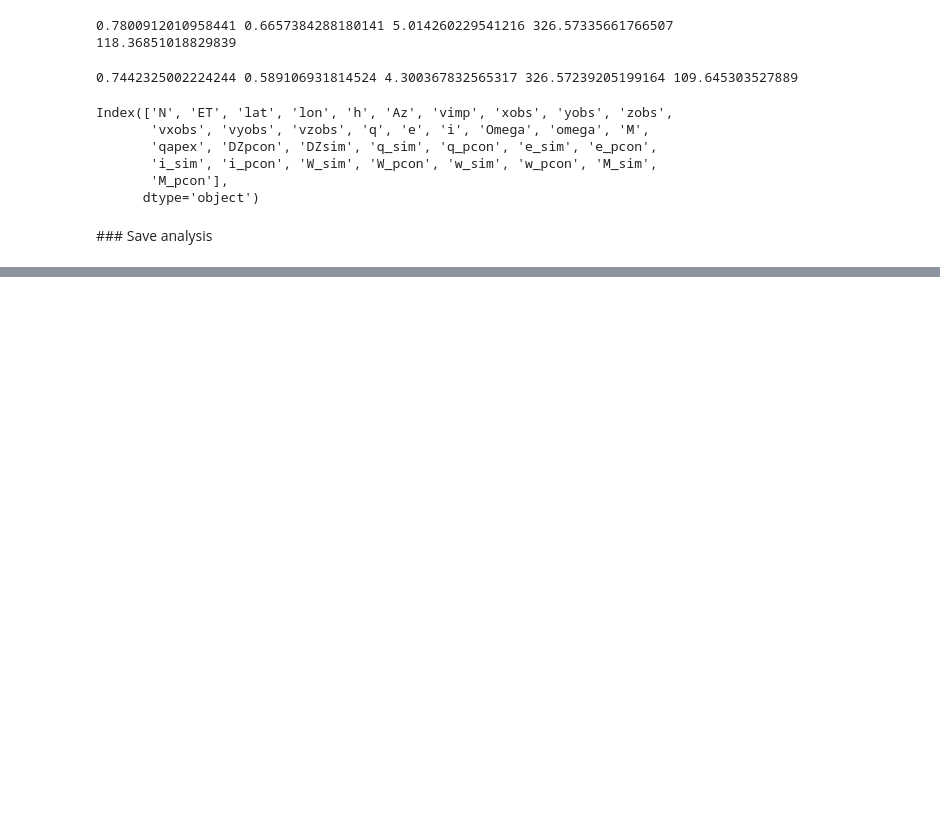
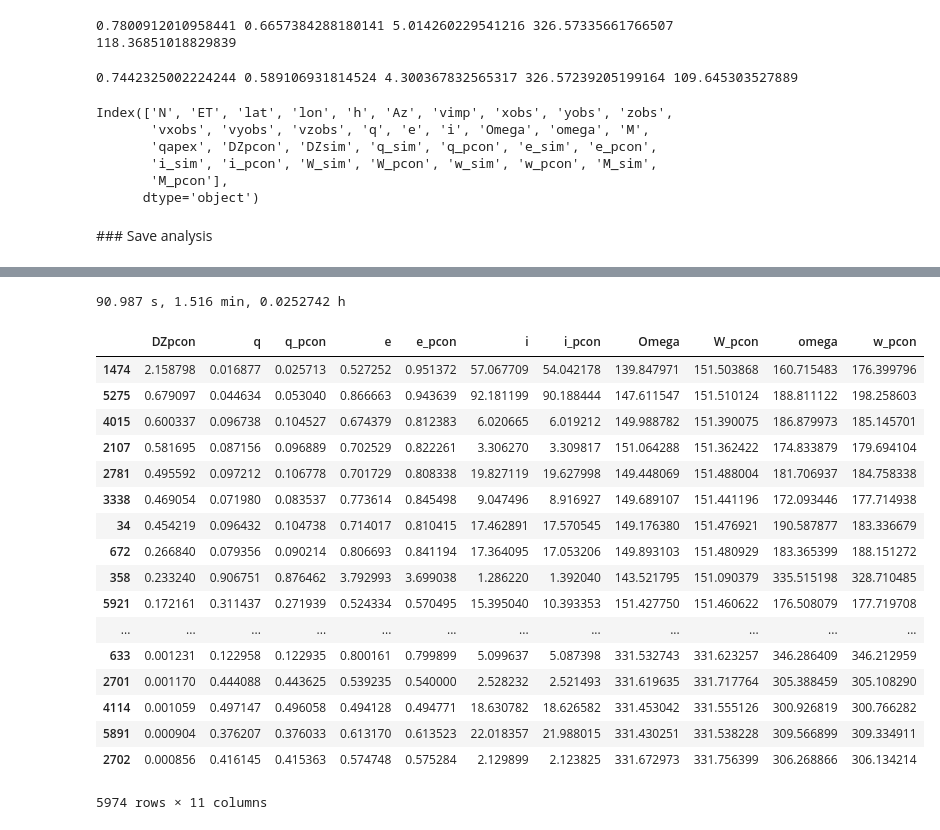
Before and after one commit to seap-udea/GRT, a Jupyter notebook: GRT-Development.ipynb, the cells around one changed output, grey strips where cells are left out. Drawn from its saved outputs; the diff is of its cells as text; code cells hidden in the pictures; blank space fills up the shorter version.

```diff
--- a/GRT-Development.ipynb
+++ b/GRT-Development.ipynb
@@ -910,3 +916,5 @@ data[["DZpcon","DZsim","e","e_sim","e_pcon"]].describe()
+# %%
+highDz=sdata[sdata["DZpcon"]>0.05].index.tolist()
 # %%
 data.sort_values(by="DZpcon",ascending=False)[["DZpcon",
                                                "q","q_pcon","e","e_pcon","i","i_pcon",
@@ -1217,3 +1301,7 @@ adata.sort_values(by="DZpcon",ascending=False)[comparison].head(50)
 | 54 | 0.601072 | 0.095053 | 0.085140 | 0.969243 | 0.840627 | 3.551379 | 3.588621 | 54.746345 | 55.384125 | 175.982282 | 178.750634 |
 | 4015 | 0.600337 | 0.096738 | 0.104527 | 0.674379 | 0.812383 | 6.020665 | 6.019212 | 149.988782 | 151.390075 | 186.879973 | 185.145701 |
 | 654 | 0.600282 | 0.102149 | 0.093865 | 0.953723 | 0.825640 | 41.771018 | 41.914087 | 48.218148 | 50.450289 | 183.128709 | 179.926943 |
+# %%
+RSOI=0.9431*AU*(MUEARTH/MUSUN)**(2./5)
+RHILL=AU*(MUEARTH/(3*MUSUN))**(1./3)
+RSOI,RHILL
@@ -1219,0 +1343,5 @@ adata.sort_values(by="DZpcon",ascending=False)[comparison].head(50)
+# %%
+fname=tar.getnames()[50]
+edata=np.loadtxt(tar.extractfile(fname))
+columns=["N","ET","lat","lon","h","Az","vimp","xobs","yobs","zobs","vxobs","vyobs","vzobs","q","e","i","Omega","omega","M","qapex"]
+edata=pd.DataFrame(edata,columns=columns)
@@ -1219,0 +1427,52 @@ adata.sort_values(by="DZpcon",ascending=False)[comparison].head(50)
+# %%
+from tqdm import tqdm
+elTime(verbose=False)
+edata["DZpcon"]=0
+edata["DZsim"]=0
+sim_elements=["q_sim","e_sim","i_sim","W_sim","w_sim","M_sim"]
+pcon_elements=["q_pcon","e_pcon","i_pcon","W_pcon","w_pcon","M_pcon"]
+for i,element in enumerate(sim_elements):
+    edata[element]=0
+    edata[pcon_elements[i]]=0
+#for index in tqdm(edata.index):
+#for index in edata.index:
+for index in edata.index:
+    event=edata.loc[index]
+    E_num=event[["q","e","i","Omega","omega","M"]].values
+    E_num[2:]*=DEG
+    E_sim,E_pcon=rayOscelt(event["lon"],event["lat"],80.0,event["Az"],event["h"],-event["vimp"],event["ET"],
+                           rSoI=2*RHILL)
+    for E in E_sim,E_pcon:E[0]/=AU;
+    edata[pcon_elements[i]]=0
+    edata.loc[index,"DZpcon"]=zappalaDistance(E_num,E_pcon)
+    edata.loc[index,"DZsim"]=zappalaDistance(E_num,E_sim)
+    E_sim[2:]*=RAD
+    E_pcon[2:]*=RAD
+    for i,element in enumerate(sim_elements):
+        edata.loc[index,element]=E_sim[i]
+        edata.loc[index,pcon_elements[i]]=E_pcon[i]
+    #print(f"Patched conics: {DZpcon:g}, Simple approximation: {DZsim:g}")
+elTime()
+# %% [output]
+90.987 s, 1.516 min, 0.0252742 h
+# %%
+edata[comparison].sort_values(by="DZpcon",ascending=False)
+# %% [output]
+|  | DZpcon | q | q_pcon | e | e_pcon | i | i_pcon | Omega | W_pcon | omega | w_pcon |
+| 1474 | 2.158798 | 0.016877 | 0.025713 | 0.527252 | 0.951372 | 57.067709 | 54.042178 | 139.847971 | 151.503868 | 160.715483 | 176.399796 |
+| 5275 | 0.679097 | 0.044634 | 0.053040 | 0.866663 | 0.943639 | 92.181199 | 90.188444 | 147.611547 | 151.510124 | 188.811122 | 198.258603 |
+| 4015 | 0.600337 | 0.096738 | 0.104527 | 0.674379 | 0.812383 | 6.020665 | 6.019212 | 149.988782 | 151.390075 | 186.879973 | 185.145701 |
+| 2107 | 0.581695 | 0.087156 | 0.096889 | 0.702529 | 0.822261 | 3.306270 | 3.309817 | 151.064288 | 151.362422 | 174.833879 | 179.694104 |
+| 2781 | 0.495592 | 0.097212 | 0.106778 | 0.701729 | 0.808338 | 19.827119 | 19.627998 | 149.448069 | 151.488004 | 181.706937 | 184.758338 |
+| 3338 | 0.469054 | 0.071980 | 0.083537 | 0.773614 | 0.845498 | 9.047496 | 8.916927 | 149.689107 | 151.441196 | 172.093446 | 177.714938 |
+| 34 | 0.454219 | 0.096432 | 0.104738 | 0.714017 | 0.810415 | 17.462891 | 17.570545 | 149.176380 | 151.476921 | 190.587877 | 183.336679 |
+| 672 | 0.266840 | 0.079356 | 0.090214 | 0.806693 | 0.841194 | 17.364095 | 17.053206 | 149.893103 | 151.480929 | 183.365399 | 188.151272 |
+| 358 | 0.233240 | 0.906751 | 0.876462 | 3.792993 | 3.699038 | 1.286220 | 1.392040 | 143.521795 | 151.090379 | 335.515198 | 328.710485 |
+| 5921 | 0.172161 | 0.311437 | 0.271939 | 0.524334 | 0.570495 | 15.395040 | 10.393353 | 151.427750 | 151.460622 | 176.508079 | 177.719708 |
+| ... | ... | ... | ... | ... | ... | ... | ... | ... | ... | ... | ... |
+| 633 | 0.001231 | 0.122958 | 0.122935 | 0.800161 | 0.799899 | 5.099637 | 5.087398 | 331.532743 | 331.623257 | 346.286409 | 346.212959 |
+| 2701 | 0.001170 | 0.444088 | 0.443625 | 0.539235 | 0.540000 | 2.528232 | 2.521493 | 331.619635 | 331.717764 | 305.388459 | 305.108290 |
+| 4114 | 0.001059 | 0.497147 | 0.496058 | 0.494128 | 0.494771 | 18.630782 | 18.626582 | 331.453042 | 331.555126 | 300.926819 | 300.766282 |
+| 5891 | 0.000904 | 0.376207 | 0.376033 | 0.613170 | 0.613523 | 22.018357 | 21.988015 | 331.430251 | 331.538228 | 309.566899 | 309.334911 |
+| 2702 | 0.000856 | 0.416145 | 0.415363 | 0.574748 | 0.575284 | 2.129899 | 2.123825 | 331.672973 | 331.756399 | 306.268866 | 306.134214 |
+5974 rows × 11 columns
```
Also changed, not shown: parts of 37 cells of this notebook, 1 other file.
